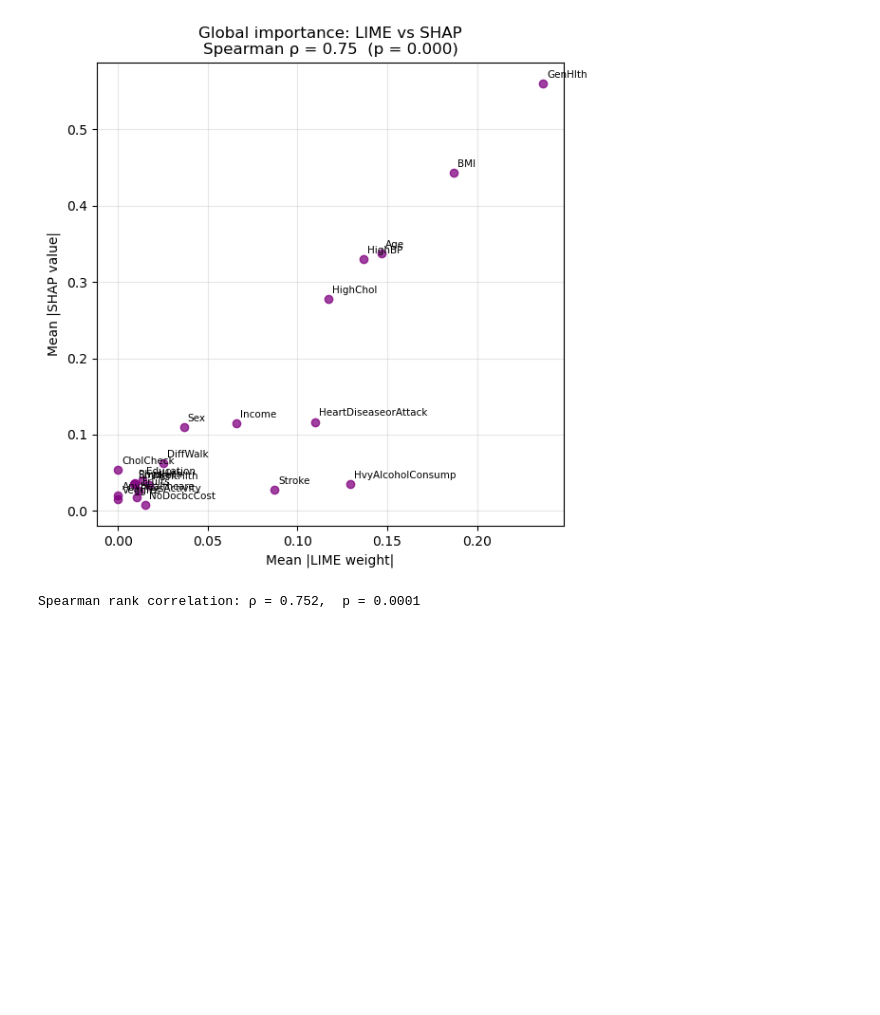
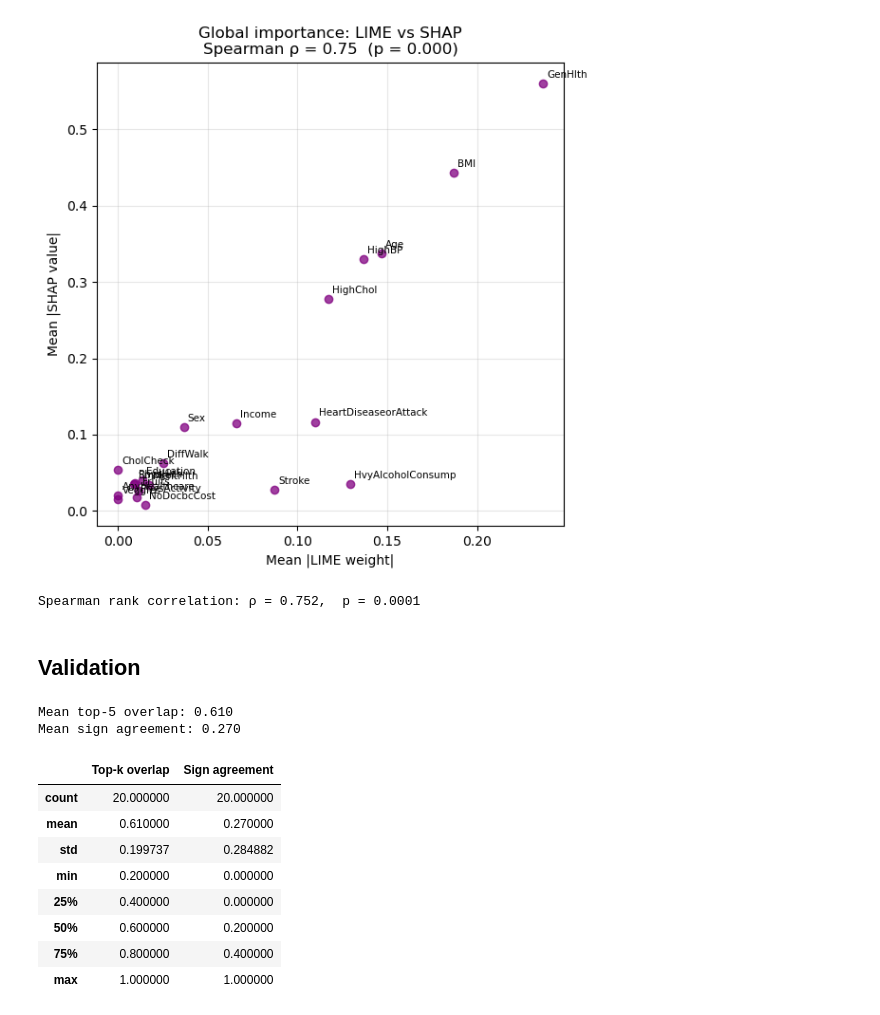
Before and after one commit to Stampe04/XAI_01, a Jupyter notebook: nn.ipynb, the cells around one changed output. Saved outputs shown, nothing was run; the diff lists cells and outputs as text; code cells hidden in the pictures; blank space fills up the shorter version.

Commit message:
added validation for nn

```diff
--- a/nn.ipynb
+++ b/nn.ipynb
@@ -677,3 +701,5 @@ print(f'Spearman rank correlation: ρ = {rho:.3f},  p = {pval:.4f}')
 # %% [output]
 [figure]
 Spearman rank correlation: ρ = 0.752,  p = 0.0001
+# %% [markdown]
+## Validation ##
@@ -679,0 +751,54 @@ Spearman rank correlation: ρ = 0.752,  p = 0.0001
+# %%
+def shap_values_for_instance(x):
+    sv = shap_tree_explainer.shap_values(
+        x.reshape(1, -1)
+    )
+
+    return (
+        sv[pos_label_idx][0]
+        if isinstance(sv, list)
+        else sv[0, :, pos_label_idx]
+    )
+# %%
+N_COMPARE = 20
+k = 5
+
+overlaps = []
+sign_agreements = []
+
+for i in range(N_COMPARE):
+    x = X_test[i]
+
+    lime_vals = lime_values_for_instance(x)
+    shap_vals = shap_values_for_instance(x)
+
+    overlaps.append(
+        topk_overlap(lime_vals, shap_vals, k)
+    )
+
+    sign_agreements.append(
+        sign_agreement(lime_vals, shap_vals, k)
+    )
+
+print(f"Mean top-{k} overlap: {np.mean(overlaps):.3f}")
+print(f"Mean sign agreement: {np.mean(sign_agreements):.3f}")
+# %% [output]
+Mean top-5 overlap: 0.610
+Mean sign agreement: 0.270
+# %%
+agreement_df = pd.DataFrame({
+    'Top-k overlap': overlaps,
+    'Sign agreement': sign_agreements
+})
+
+display(agreement_df.describe())
+# %% [output]
+|  | Top-k overlap | Sign agreement |
+| count | 20.000000 | 20.000000 |
+| mean | 0.610000 | 0.270000 |
+| std | 0.199737 | 0.284882 |
+| min | 0.200000 | 0.000000 |
+| 25% | 0.400000 | 0.000000 |
+| 50% | 0.600000 | 0.200000 |
+| 75% | 0.800000 | 0.400000 |
+| max | 1.000000 | 1.000000 |
```
Also changed, not shown: parts of 10 cells of this notebook.
